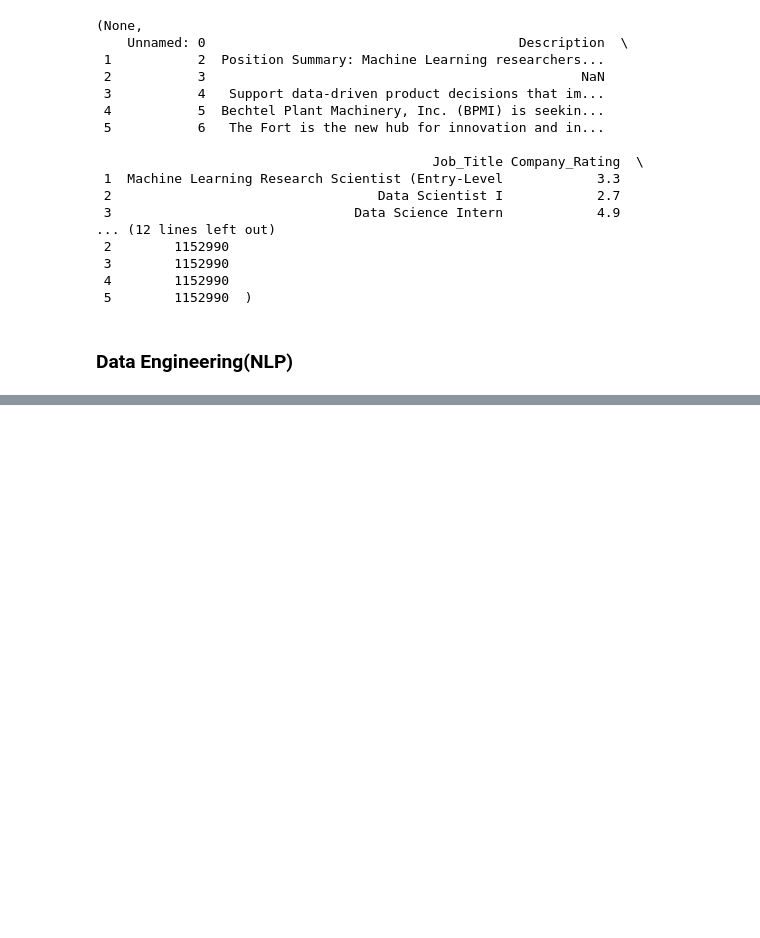
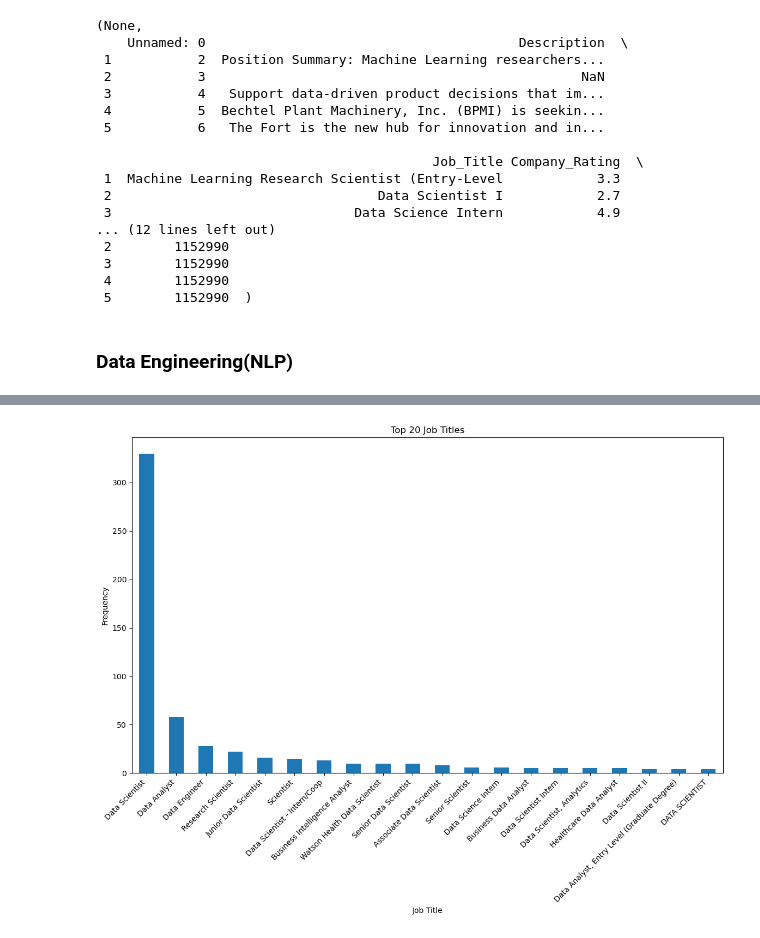
Before and after one commit to Carolscarol/DSC-Capstone-Project, a Jupyter notebook: notebook.ipynb, the cells around one changed output, grey strips where cells are left out. Drawn from its saved outputs; the diff is of its cells as text; code cells hidden in the pictures; blank space fills up the shorter version.

```diff
--- a/notebook.ipynb
+++ b/notebook.ipynb
@@ -254,0 +286,11 @@ df[['Description_tokens','Name_tokens','Title_tokens','Location_tokens']].head()
+# %%
+# Plotting the distribution of job titles
+plt.figure(figsize=(14, 8))
+df_cleaned['Job_Title'].value_counts().head(20).plot(kind='bar')
+plt.title('Top 20 Job Titles')
+plt.xlabel('Job Title')
+plt.ylabel('Frequency')
+plt.xticks(rotation=45, ha='right')
+plt.show()
+# %% [output]
+[figure, added]
```
Also changed, not shown: parts of 18 cells of this notebook.
